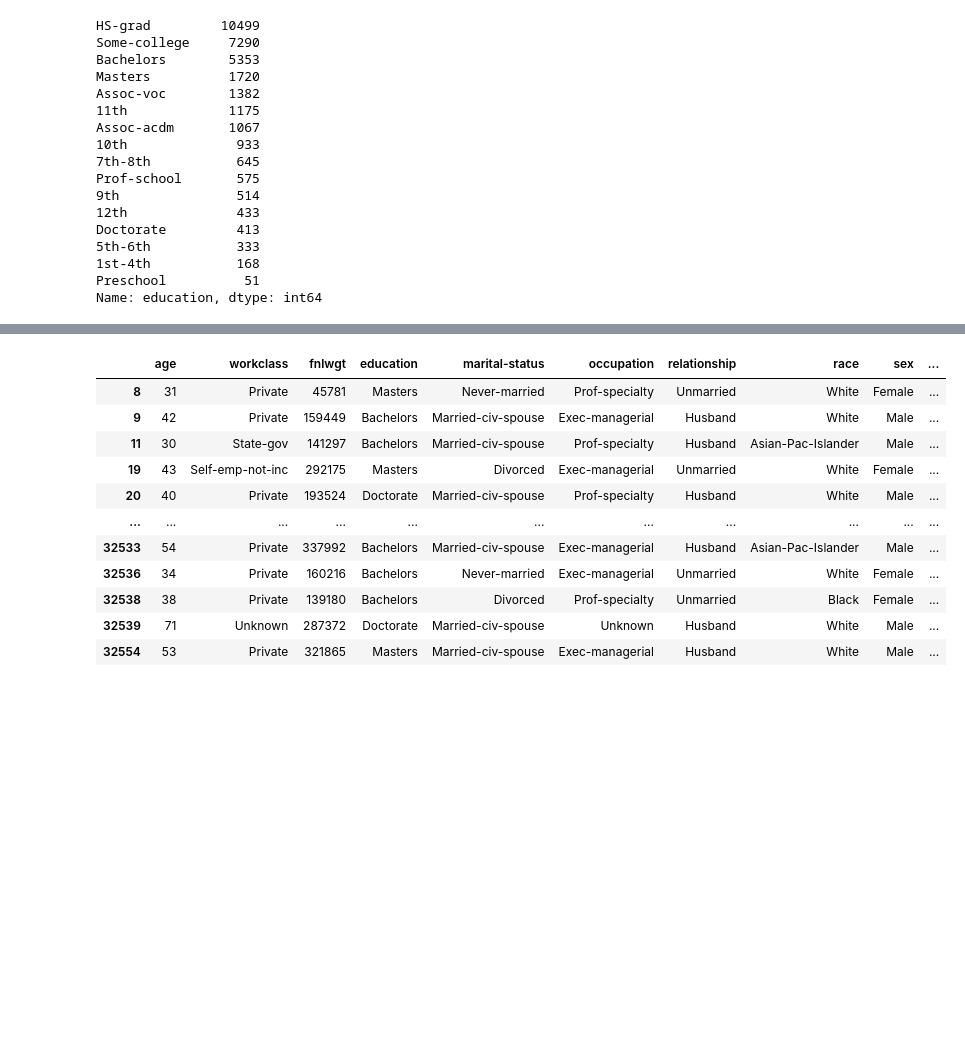
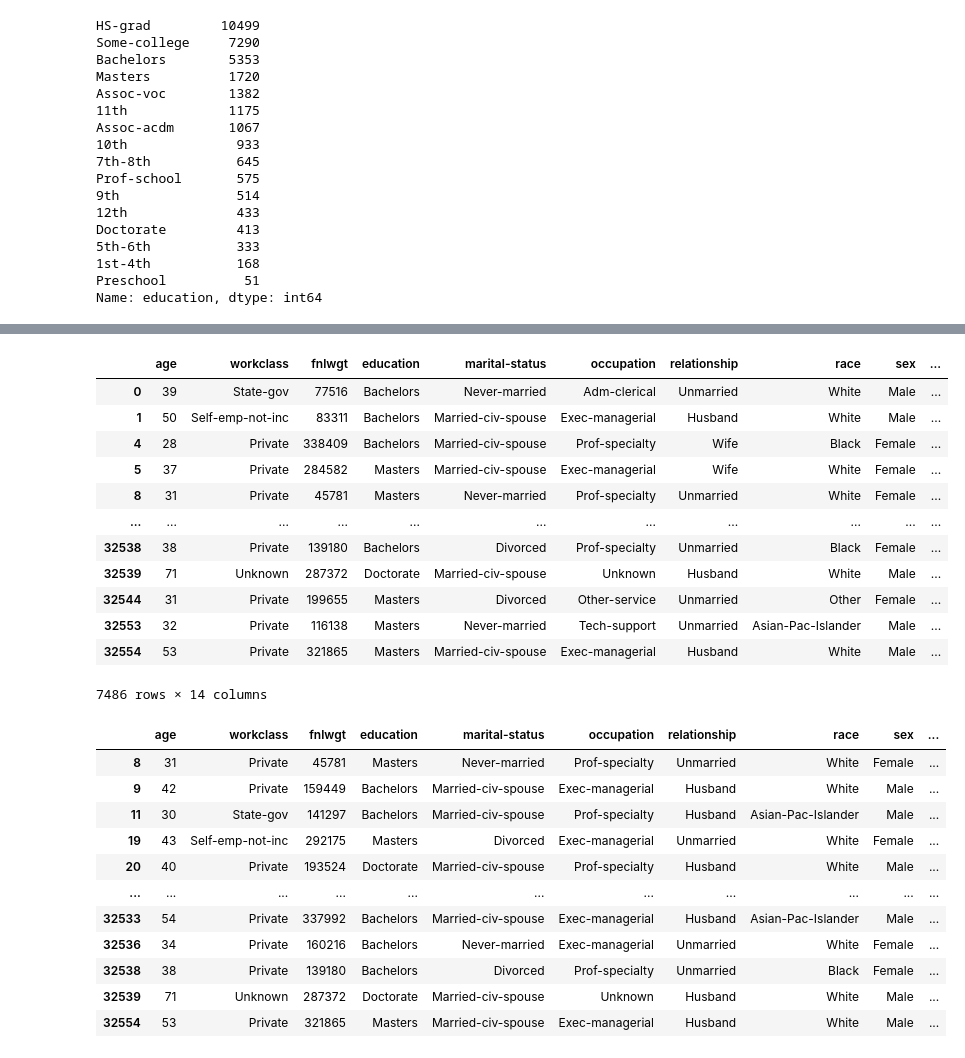
Before and after one commit to MustafaZENGIN060/Panda, a Jupyter notebook: D1367_Alexander_DAwPy_EDA_Project_(Analyze_US_Citizens)_Student.ipynb, the cells around one changed output, grey strips where cells are left out. Drawn from its saved outputs; the diff is of its cells as text; code cells hidden in the pictures; blank space fills up the shorter version.

```diff
--- a/D1367_Alexander_DAwPy_EDA_Project_(Analyze_US_Citizens)_Student.ipynb
+++ b/D1367_Alexander_DAwPy_EDA_Project_(Analyze_US_Citizens)_Student.ipynb
@@ -921,3 +577,20 @@ df_high_salary
+# %%
+df_high_edu =
+df_high_edu
+# %% [output]
+|  | age | workclass | fnlwgt | education | marital-status | occupation | relationship | race | sex | ... |
+| 0 | 39 | State-gov | 77516 | Bachelors | Never-married | Adm-clerical | Unmarried | White | Male | ... |
+| 1 | 50 | Self-emp-not-inc | 83311 | Bachelors | Married-civ-spouse | Exec-managerial | Husband | White | Male | ... |
+| 4 | 28 | Private | 338409 | Bachelors | Married-civ-spouse | Prof-specialty | Wife | Black | Female | ... |
+| 5 | 37 | Private | 284582 | Masters | Married-civ-spouse | Exec-managerial | Wife | White | Female | ... |
+| 8 | 31 | Private | 45781 | Masters | Never-married | Prof-specialty | Unmarried | White | Female | ... |
+| ... | ... | ... | ... | ... | ... | ... | ... | ... | ... | ... |
+| 32538 | 38 | Private | 139180 | Bachelors | Divorced | Prof-specialty | Unmarried | Black | Female | ... |
+| 32539 | 71 | Unknown | 287372 | Doctorate | Married-civ-spouse | Unknown | Husband | White | Male | ... |
+| 32544 | 31 | Private | 199655 | Masters | Divorced | Other-service | Unmarried | Other | Female | ... |
+| 32553 | 32 | Private | 116138 | Masters | Never-married | Tech-support | Unmarried | Asian-Pac-Islander | Male | ... |
+| 32554 | 53 | Private | 321865 | Masters | Married-civ-spouse | Exec-managerial | Husband | White | Male | ... |
+7486 rows × 14 columns
 # %%
 # %% [output]
 |  | age | workclass | fnlwgt | education | marital-status | occupation | relationship | race | sex | ... |
```
Also changed, not shown: parts of 130 cells of this notebook, 3 other files.
